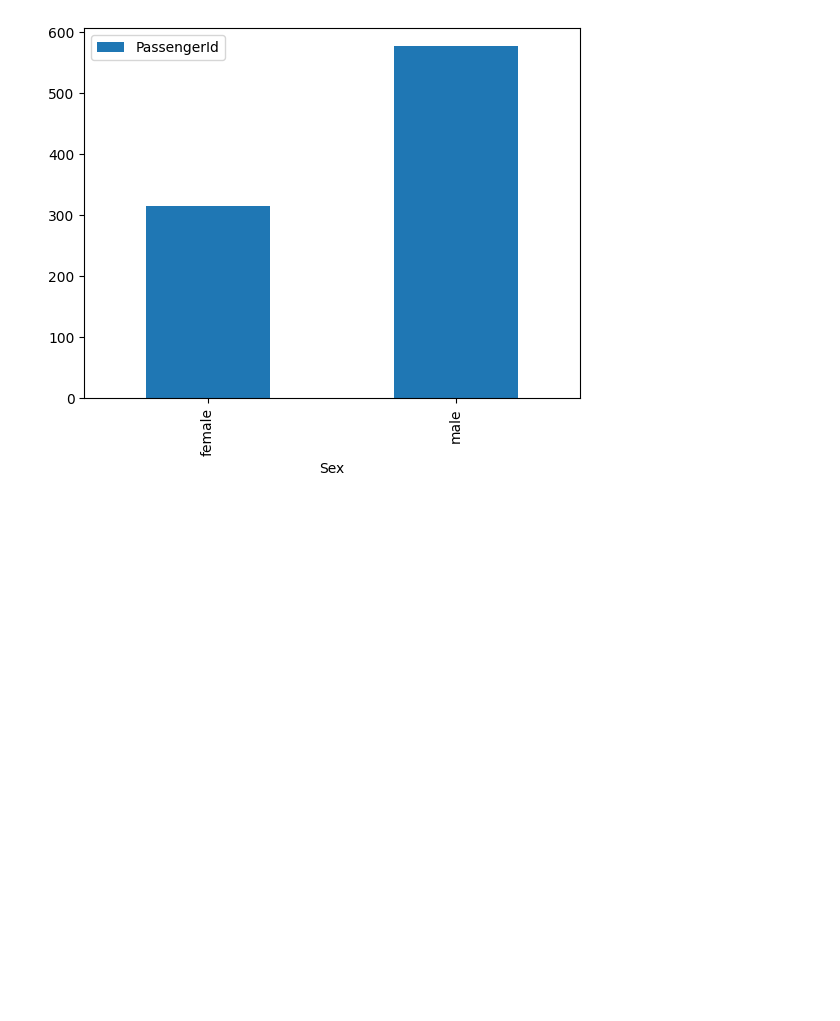
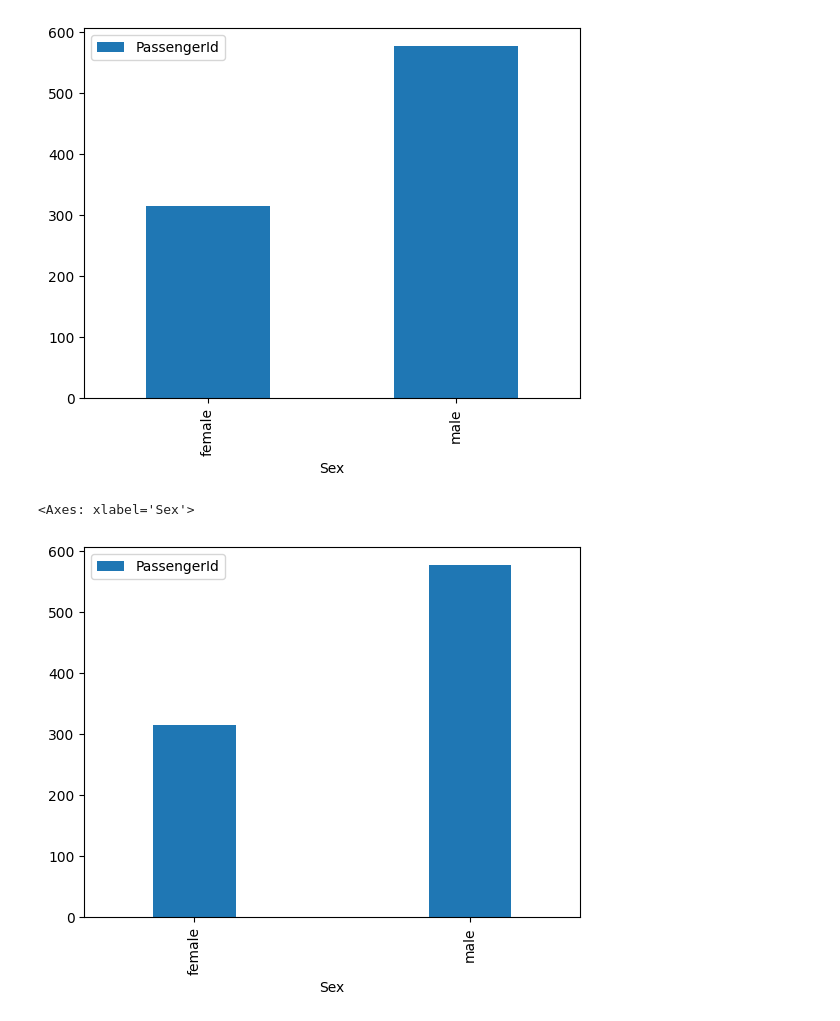
Before and after one commit to Jesusleg95/AnalisisDatosPython, a Jupyter notebook: VisualizacionesUnivariales/GraficoBarras.ipynb, the cells around one changed output. Cells and saved outputs as stored; diff of their text form; code cells hidden in the pictures; blank space fills up the shorter version.

```diff
--- a/VisualizacionesUnivariales/GraficoBarras.ipynb
+++ b/VisualizacionesUnivariales/GraficoBarras.ipynb
@@ -40,3 +40,11 @@ pasajeros.plot.bar(
 # %% [output]
 <Axes: xlabel='Sex'>
 [figure]
+# %%
+pasajeros.plot.bar(
+    y='PassengerId',
+    width=0.3
+)
+# %% [output]
+<Axes: xlabel='Sex'>
+[figure, added]
```
Also changed, not shown: parts of 2 cells of this notebook.
